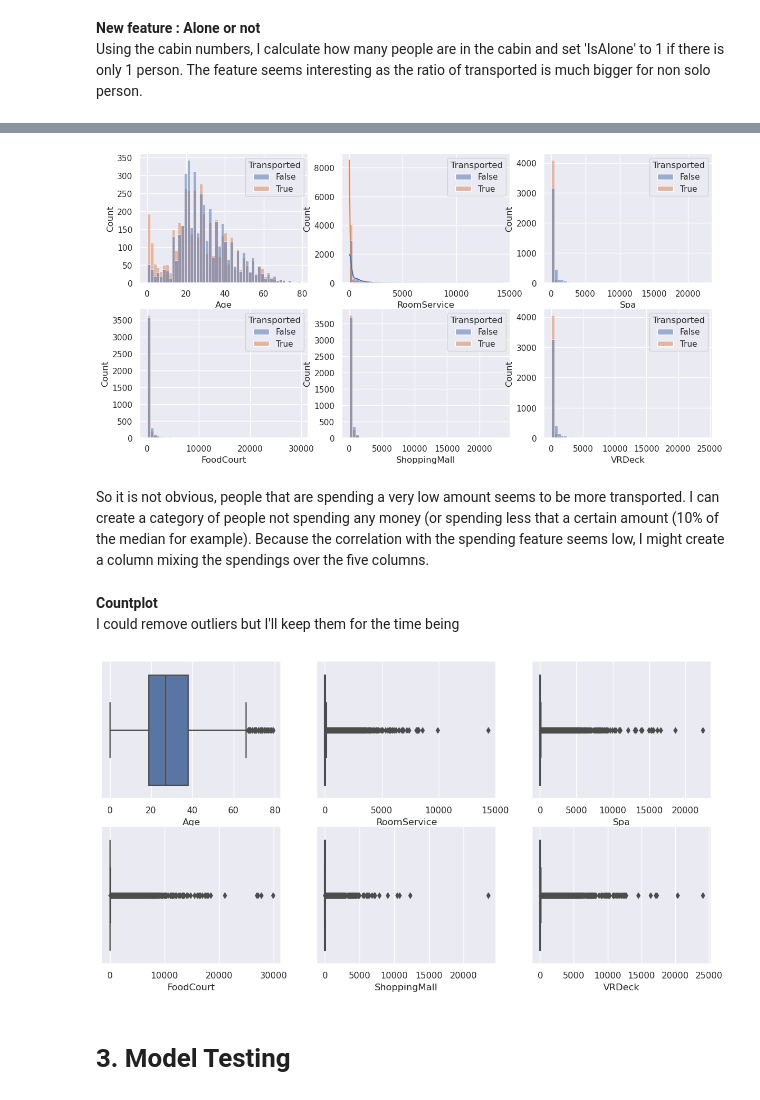
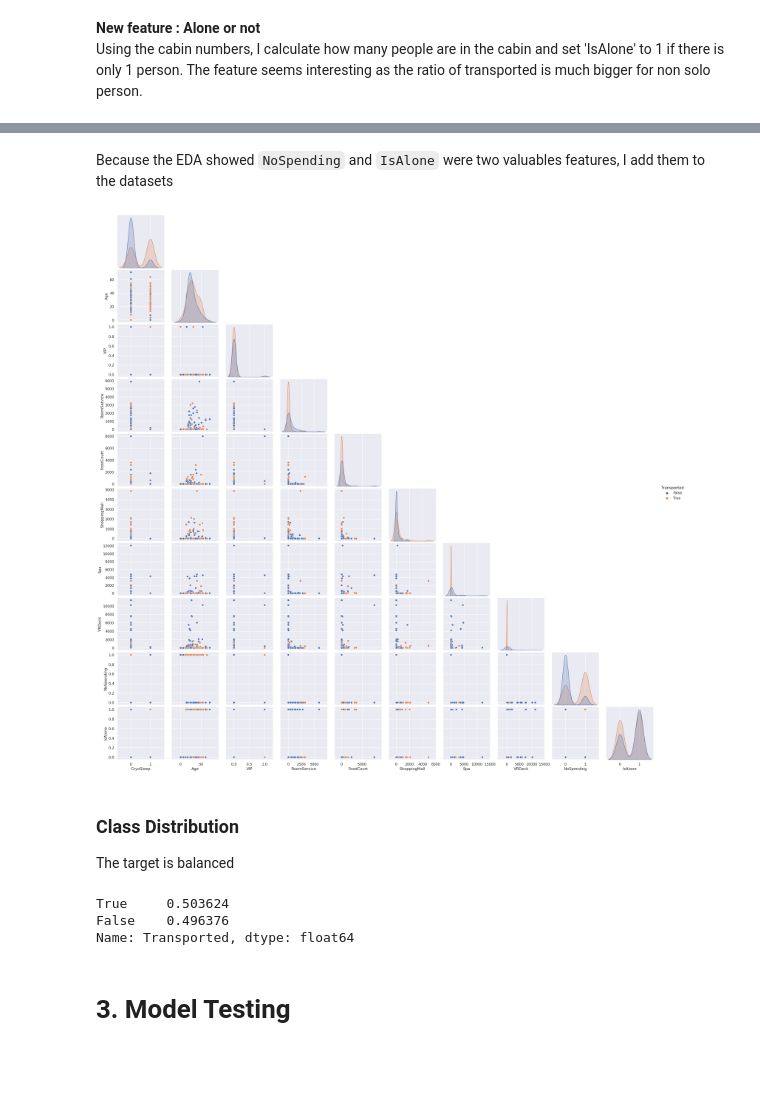
Before and after one commit to ValeryBonneau/space-titanic, a Jupyter notebook: spaceship-titanic.ipynb, the cells around one changed output, grey strips where cells are left out. Drawn from its saved outputs; the diff is of its cells as text; code cells hidden in the pictures; blank space fills up the shorter version.

```diff
--- a/spaceship-titanic.ipynb
+++ b/spaceship-titanic.ipynb
@@ -285,33 +338,39 @@ sns.heatmap(corr, mask=mask, cmap=cmap, vmax=.3, center=0, square=True, linewidt
-# %%
-fig, axes = plt.subplots(nrows=2, ncols=3, figsize=(14,7))
-sns.histplot(data=df_train, x='Age', hue='Transported', bins=50, ax=axes[0,0])
-sns.histplot(data=df_train, x='RoomService', hue='Transported', kde=True, bins=50, ax=axes[0,1])
-sns.histplot(data=df_train, x='Spa', bins=50, hue='Transported', ax=axes[0,2])
-sns.histplot(data=df_train, x='FoodCourt', hue='Transported', bins=50, ax=axes[1,0])
-sns.histplot(data=df_train, x='ShoppingMall', hue='Transported', bins=50, ax=axes[1,1])
-sns.histplot(data=df_train, x='VRDeck', hue='Transported', bins=50, ax=axes[1,2]);
-# %% [output]
-[figure, removed]
-# %% [markdown]
-So it is not obvious, people that are spending a very low amount seems to be more transported.
-I can create a category of people not spending any money (or spending less that a certain amount (10% of the median for example).
-Because the correlation with the spending feature seems low, I might create a column mixing the spendings over the five columns.
+# %% [markdown]
+Because the EDA showed `NoSpending` and `IsAlone` were two valuables features, I add them to the datasets
 # %%
 df_train['NoSpending'] = df_train[['RoomService', 'FoodCourt', 'ShoppingMall', 'Spa', 'VRDeck',]].apply(lambda row: 1 if row.sum() == 0 else 0, axis=1)
 df_test['NoSpending'] = df_test[['RoomService', 'FoodCourt', 'ShoppingMall', 'Spa', 'VRDeck',]].apply(lambda row: 1 if row.sum() == 0 else 0, axis=1)
+
+# Extract 'CabinGroup' using vectorized string operations
+df_train['CabinGroup'] = df_train['PassengerId'].str.split('_').str[0]
+df_test['CabinGroup'] = df_test['PassengerId'].str.split('_').str[0]
+
+# Count occurrences of 'CabinGroup' and create 'IsAlone' column
+group_counts_train = df_train['CabinGroup'].value_counts()
+df_train['IsAlone'] = df_train['CabinGroup'].map(lambda x: 1 if group_counts_train.get(x, 0) == 1 else 0)
+
+group_counts_test = df_test['CabinGroup'].value_counts()
+df_test['IsAlone'] = df_test['CabinGroup'].map(lambda x: 1 if group_counts_test.get(x, 0) == 1 else 0)
+
+# set the feature column at the end
+col = df_train.pop('Transported')
+df_train['Transported'] = col
-# %% [markdown]
-**Countplot**<br>
-I could remove outliers but I'll keep them for the time being
-# %%
-fig, axes = plt.subplots(nrows=2, ncols=3, figsize=(14,7))
-sns.boxplot(data=df_train, x='Age', ax=axes[0,0])
-sns.boxplot(data=df_train, x='RoomService', ax=axes[0,1])
-sns.boxplot(data=df_train, x='Spa', ax=axes[0,2])
-sns.boxplot(data=df_train, x='FoodCourt', ax=axes[1,0])
-sns.boxplot(data=df_train, x='ShoppingMall', ax=axes[1,1])
-sns.boxplot(data=df_train, x='VRDeck', ax=axes[1,2]);
-# %% [output]
-[figure, removed]
+# %%
+g = sns.pairplot(df_train.sample(frac=.02),
+                 hue='Transported',
+                 corner=True
+                );
+# %% [output]
+[figure, added]
+# %% [markdown]
+### Class Distribution
+The target is balanced
+# %%
+df_train['Transported'].value_counts(normalize=True)
+# %% [output]
+True     0.503624
+False    0.496376
+Name: Transported, dtype: float64
 # %% [markdown]
 <a id="section-three"></a>
 # 3. Model Testing
```
Also changed, not shown: parts of 79 cells of this notebook.
